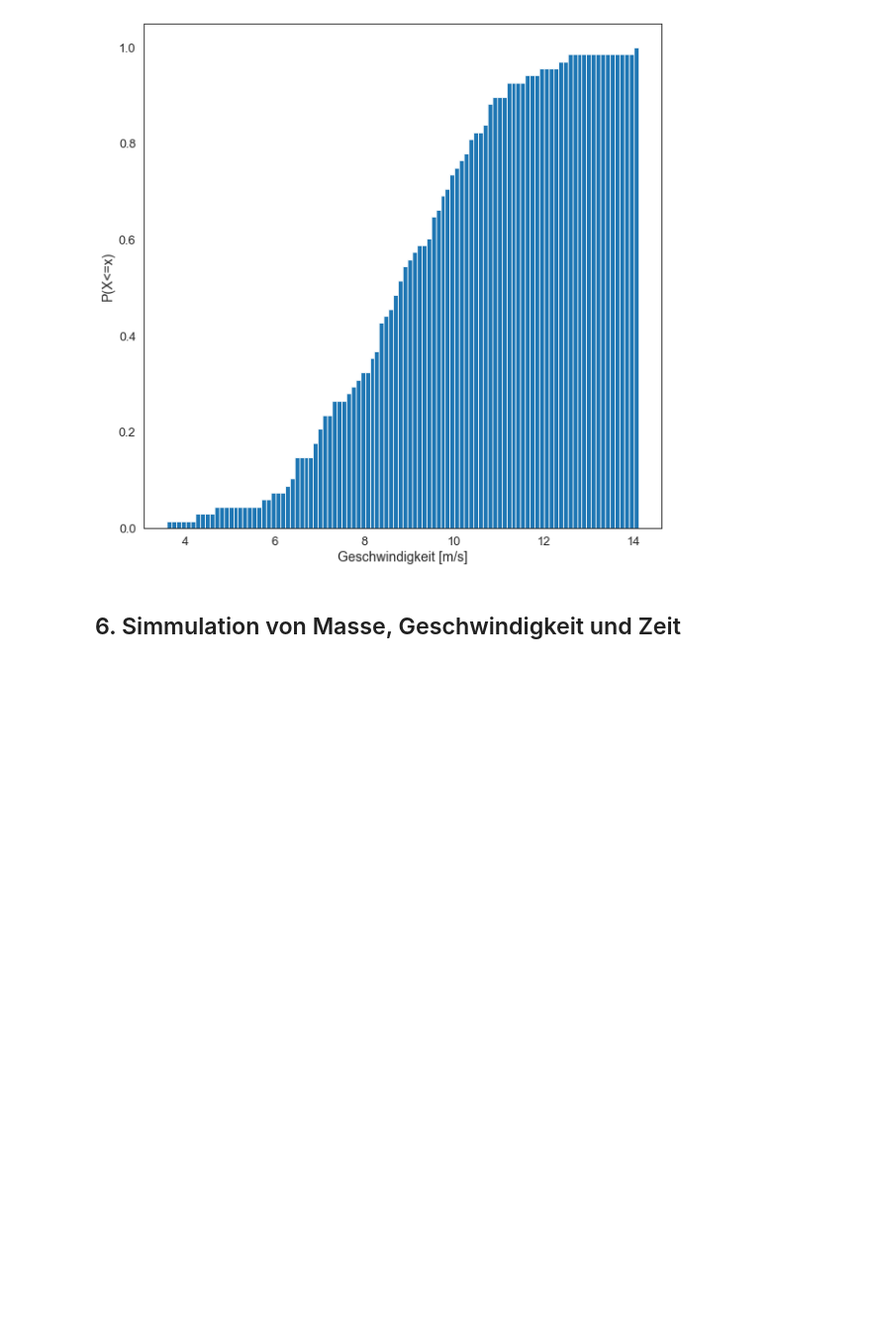
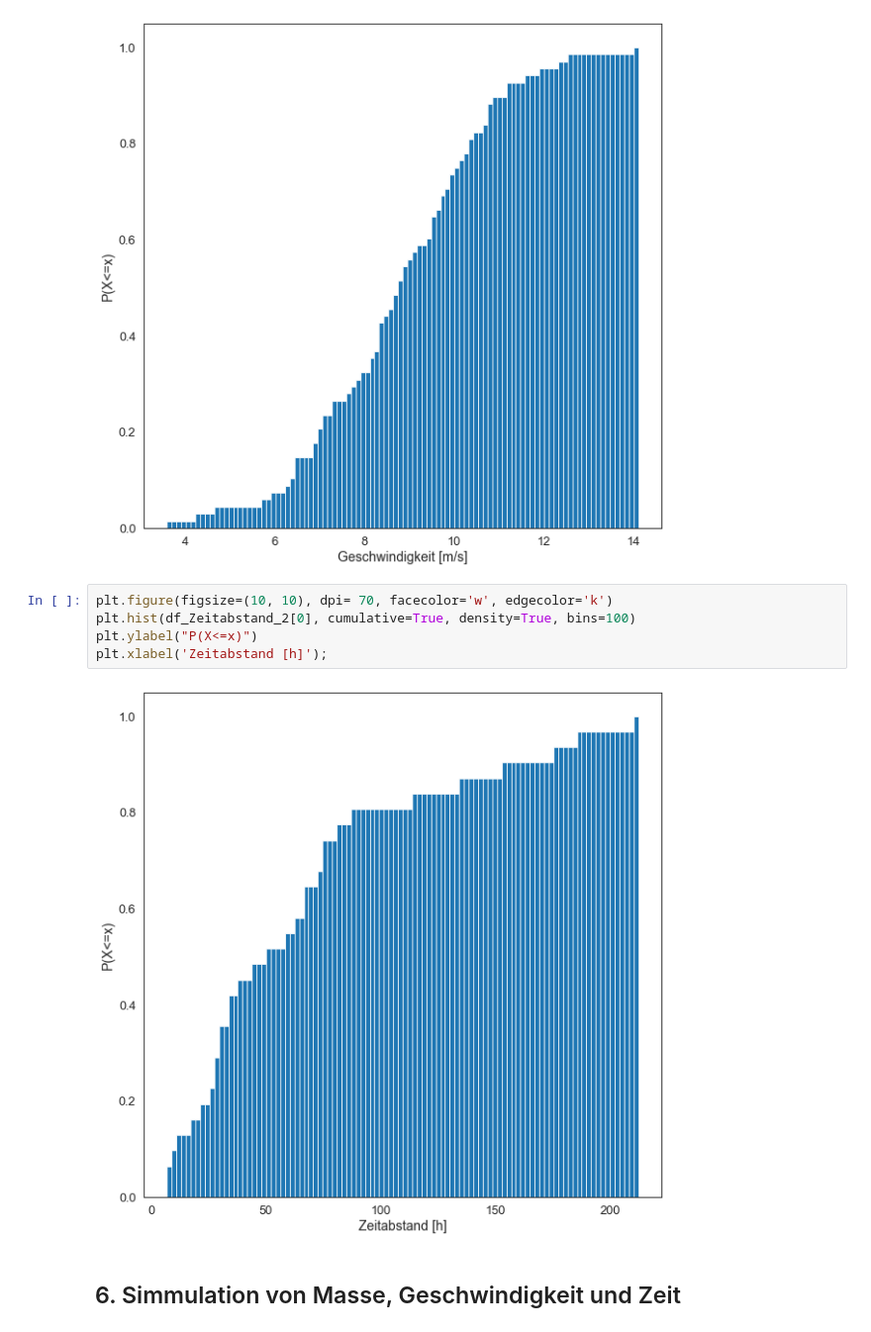
Before and after one commit to 7ben18/FHNW_Steinschlagrisiko, a Jupyter notebook: FHNW_Steinschlagrisiko.ipynb, the cells around one changed output. Shown at 99% size. Saved outputs shown, nothing was run; the diff lists cells and outputs as text; blank space fills up the shorter version.

```diff
--- a/FHNW_Steinschlagrisiko.ipynb
+++ b/FHNW_Steinschlagrisiko.ipynb
@@ -540,6 +615,13 @@ plt.ylabel("P(X<=x)")
 plt.xlabel('Geschwindigkeit [m/s]');
 # %% [output]
 [figure]
+# %%
+plt.figure(figsize=(10, 10), dpi= 70, facecolor='w', edgecolor='k')
+plt.hist(df_Zeitabstand_2[0], cumulative=True, density=True, bins=100)
+plt.ylabel("P(X<=x)")
+plt.xlabel('Zeitabstand [h]');
+# %% [output]
+[figure, added]
 # %% [markdown]
 ## 6. Simmulation von Masse, Geschwindigkeit und Zeit
 # %% [markdown]
```
Also changed, not shown: parts of 6 cells of this notebook.
